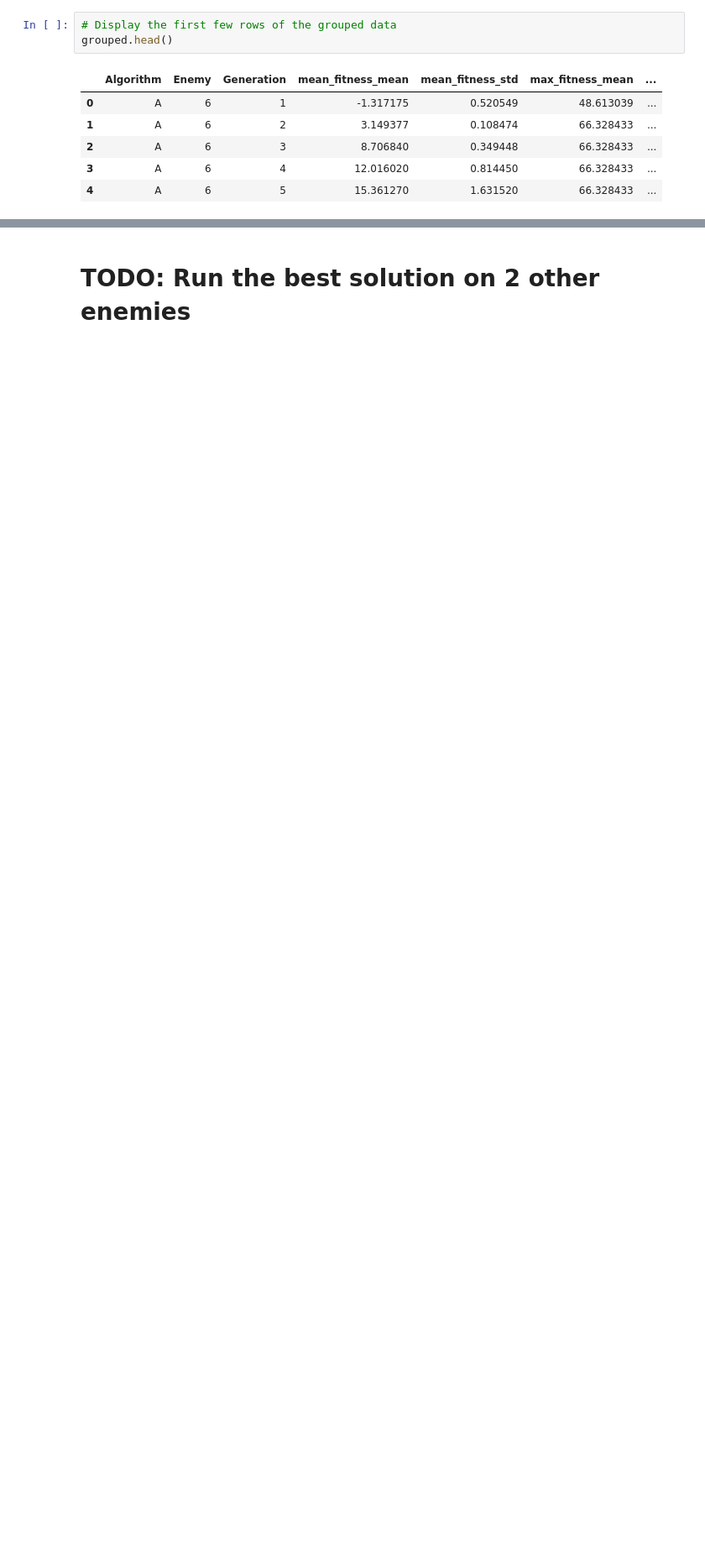
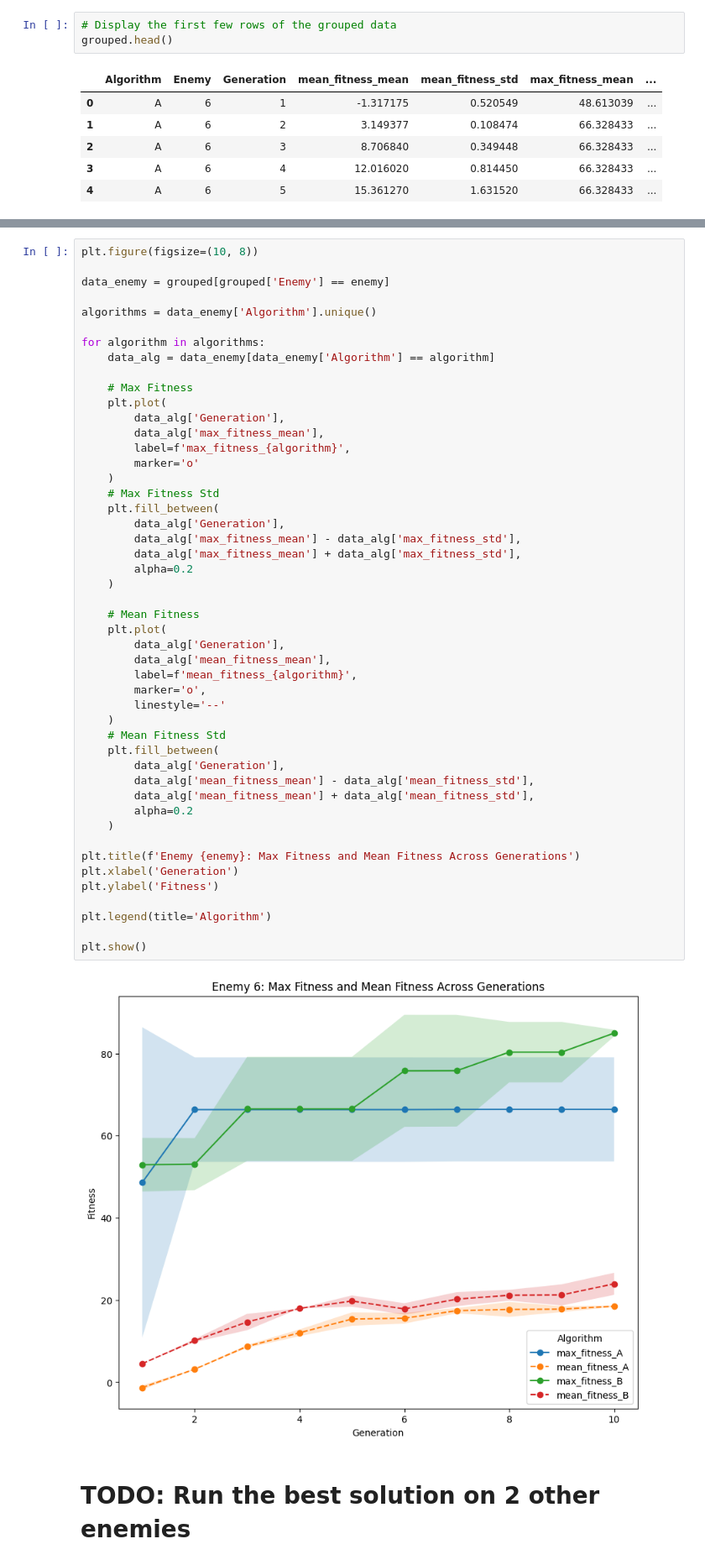
Before and after one commit to koenweverink/EvoMan36, a Jupyter notebook: plotting.ipynb, the cells around one changed output, grey strips where cells are left out. Shown at 84% size. Saved outputs shown, nothing was run; the diff lists cells and outputs as text; blank space fills up the shorter version.

Commit message:
merge subplots into one plot

```diff
--- a/plotting.ipynb
+++ b/plotting.ipynb
@@ -477,3 +442,53 @@ plt.show()
+# %%
+plt.figure(figsize=(10, 8))
+
+data_enemy = grouped[grouped['Enemy'] == enemy]
+
+algorithms = data_enemy['Algorithm'].unique()
+
+for algorithm in algorithms:
+    data_alg = data_enemy[data_enemy['Algorithm'] == algorithm]
+
+    # Max Fitness
+    plt.plot(
+        data_alg['Generation'],
+        data_alg['max_fitness_mean'],
+        label=f'max_fitness_{algorithm}',
+        marker='o'
+    )
+    # Max Fitness Std
+    plt.fill_between(
+        data_alg['Generation'],
+        data_alg['max_fitness_mean'] - data_alg['max_fitness_std'],
+        data_alg['max_fitness_mean'] + data_alg['max_fitness_std'],
+        alpha=0.2
+    )
+
+    # Mean Fitness
+    plt.plot(
+        data_alg['Generation'],
+        data_alg['mean_fitness_mean'],
+        label=f'mean_fitness_{algorithm}',
+        marker='o',
+        linestyle='--'
+    )
+    # Mean Fitness Std
+    plt.fill_between(
+        data_alg['Generation'],
+        data_alg['mean_fitness_mean'] - data_alg['mean_fitness_std'],
+        data_alg['mean_fitness_mean'] + data_alg['mean_fitness_std'],
+        alpha=0.2
+    )
+
+plt.title(f'Enemy {enemy}: Max Fitness and Mean Fitness Across Generations')
+plt.xlabel('Generation')
+plt.ylabel('Fitness')
+
+plt.legend(title='Algorithm')
+
+plt.show()
+# %% [output]
+[figure, added]
 # %% [markdown]
 # TODO: Run the best solution on 2 other enemies
 # %%
```
Also changed, not shown: parts of 2 cells of this notebook.
